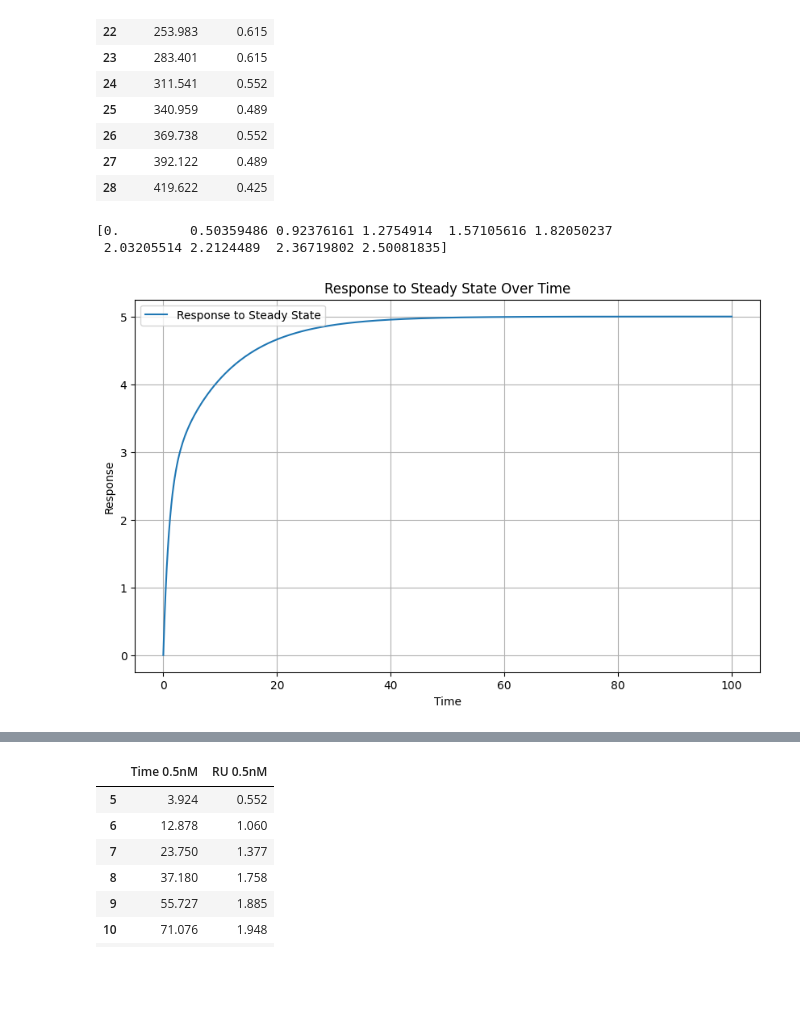
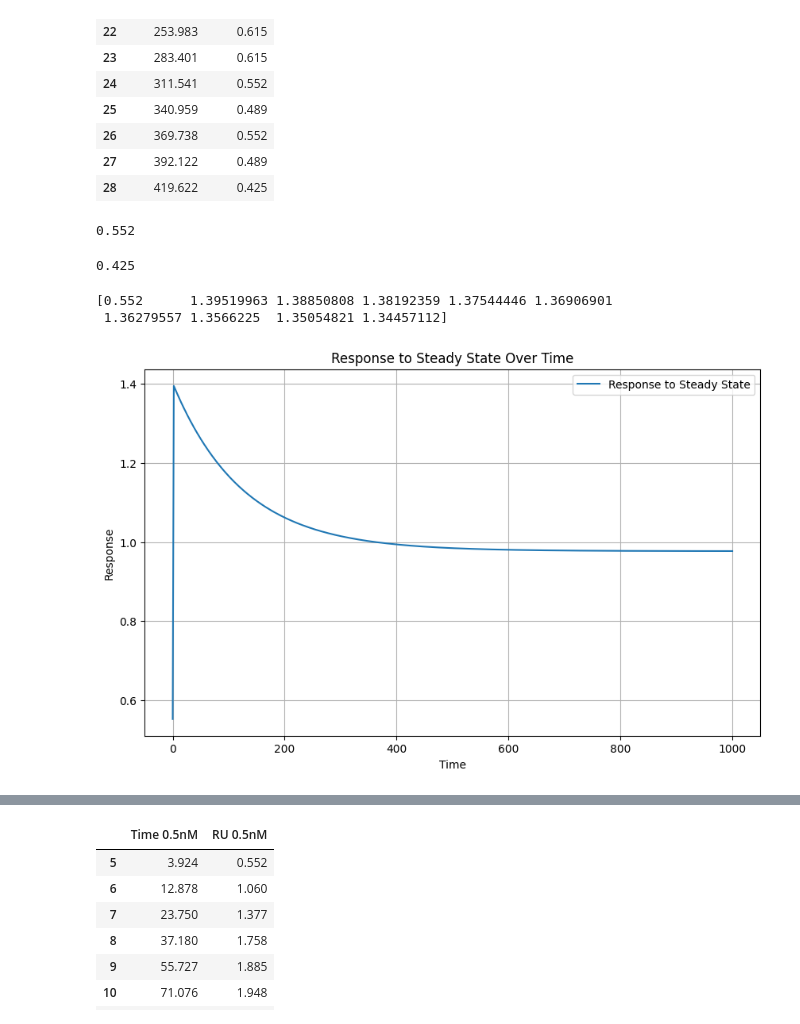
Before and after one commit to Ara101/Data_extraction_kinetic_signaling_data, a Jupyter notebook: code/python/rate_kinetics_0.ipynb, the cells around one changed output, grey strips where cells are left out. Drawn from its saved outputs; the diff is of its cells as text; code cells hidden in the pictures; blank space fills up the shorter version.

```diff
--- a/code/python/rate_kinetics_0.ipynb
+++ b/code/python/rate_kinetics_0.ipynb
@@ -422,35 +422,43 @@ testFile105
 | 26 | 369.738 | 0.552 |
 | 27 | 392.122 | 0.489 |
 | 28 | 419.622 | 0.425 |
+# %%
+y_initial
+# %% [output]
+0.552
+# %%
+y_final
+# %% [output]
+0.425
 # %%
 # Example for response to steady state
 
 # Parameters
-y_initial = 0.0
-y_final = 5.0
-D = 0.5
-kon = 1.0
-koff = 0.1
-t = np.linspace(0, 100, 500)
+y_initial = testFile105.iloc[0, 1]
+y_final = testFile105["RU 0.5nM"].iloc[-1]  # Extract the single value
+D = 2
+kon = 5.5e+7
+koff = 0.008049
+t = np.linspace(0, 1000, 500)
 
 # Calculate response
-response = y_final * ((1 - D * np.exp(-kon * t)) + (D - 1) * np.exp(-koff * t)) + y_initial
+response = y_final * ( (1 - D * np.exp(-kon * t) ) + ( (D - 1) * np.exp(-koff * t) ) ) + y_initial
 
 # Print some response values for debugging
 print(response[:10])
 # Plot
 plt.figure(figsize=(10, 6))
 plt.plot(t, response, label='Response to Steady State')
 plt.title('Response to Steady State Over Time')
 plt.xlabel('Time')
 plt.ylabel('Response')
 plt.legend()
 plt.grid(True)
 plt.show()
 # %% [output]
-[0.         0.50359486 0.92376161 1.2754914  1.57105616 1.82050237
- 2.03205514 2.2124489  2.36719802 2.50081835]
+[0.552      1.39519963 1.38850808 1.38192359 1.37544446 1.36906901
+ 1.36279557 1.3566225  1.35054821 1.34457112]
-[figure, old version]
+[figure, new version]
 # %%
 # test 0
 testFile105 = importCleanData("VEGFA165_NRP1_0.5-8nM_Lu2023.xlsx", "sheet1", ["Time 0.5nM", "RU 0.5nM"])
```
Also changed, not shown: parts of 7 cells of this notebook.
